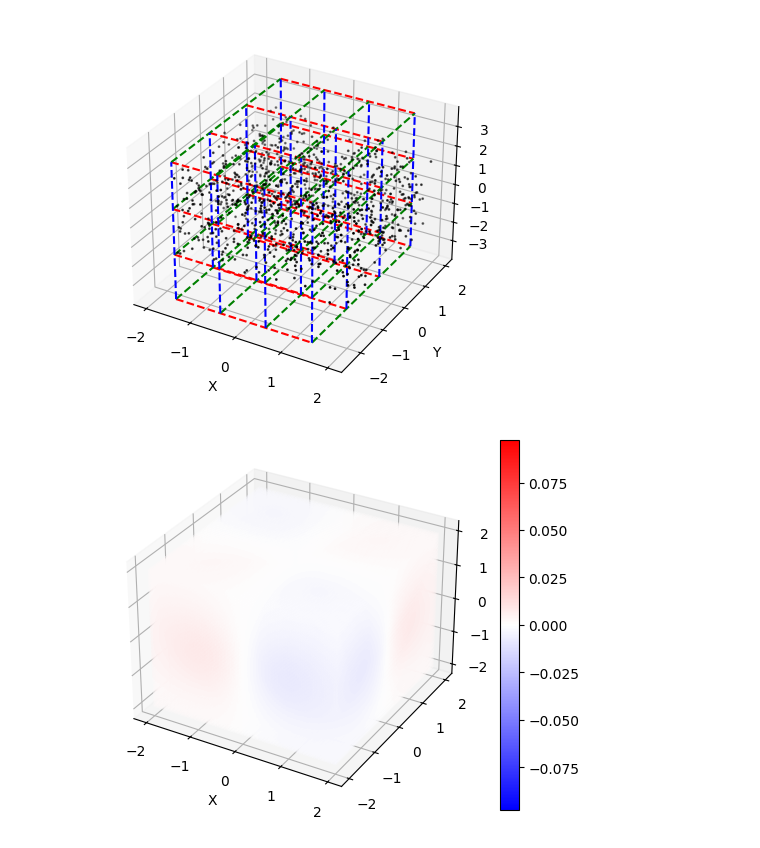
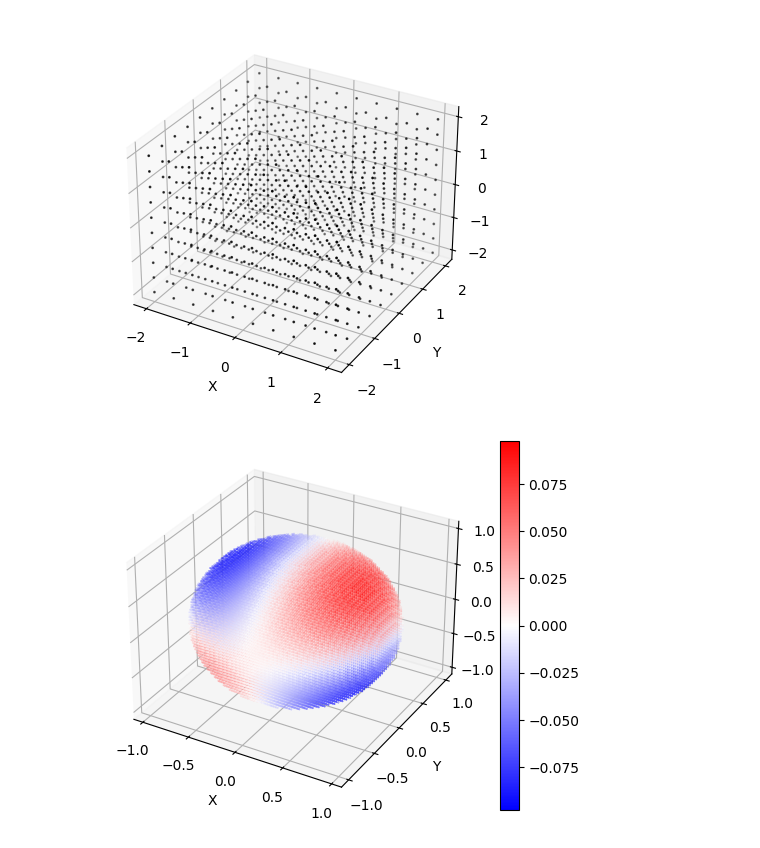
Before and after one commit to zhizhiL/merging_3D, a Jupyter notebook: integrate_path_3d.ipynb, the cells around one changed output. Drawn from its saved outputs; the diff is of its cells as text; code cells hidden in the pictures.

```diff
--- a/integrate_path_3d.ipynb
+++ b/integrate_path_3d.ipynb
@@ -7,13 +9,20 @@ N_realisation =0
 np.random.seed(N_realisation)
 N0_particle = 10 ** 3
 
-XP0 = np.random.uniform(-2, 2, N0_particle)
-YP0 = np.random.uniform(-2, 2, N0_particle)
-ZP0 = np.random.uniform(-2, 2, N0_particle)
+# XP0 = np.random.uniform(-2, 2, N0_particle)
+# YP0 = np.random.uniform(-2, 2, N0_particle)
+# ZP0 = np.random.uniform(-2, 2, N0_particle)
 
-St0 = 0.25
+xp0 = np.linspace(-2, 2, 10)
+yp0 = np.linspace(-2, 2, 10)
+zp0 = np.linspace(-2, 2, 10)
+
+XP0, YP0, ZP0 = np.meshgrid(xp0, yp0, zp0, indexing='ij')
+
+St0 = 1
 R0 = 1
-a, alpha, R, Fr, gravity = 1, 1, 1.99, 5, True
+a = R0
+# a, alpha, R, Fr, gravity = 1, 1, 2/3, 5, False
 
 xl, xr = -2, 2
 yl, yr = -3, 3
@@ -30,21 +39,21 @@ gridB_xc, gridB_yc, gridB_zc = np.meshgrid(np.linspace(xl, xr, Nx_col+1), np.lin
 fig = plt.figure()
 ax = fig.add_subplot(111, projection='3d')
 
-# Plot lines along x-axis
-for i in range(Ny_col):
-    for j in range(Nz_col):
-        ax.plot(gridA_xc[:, i, j], gridA_yc[:, i, j], gridA_zc[:, i, j], color='r',linestyle='--')
+# # Plot lines along x-axis
+# for i in range(Ny_col):
+#     for j in range(Nz_col):
+#         ax.plot(gridA_xc[:, i, j], gridA_yc[:, i, j], gridA_zc[:, i, j], color='r',linestyle='--')
 
-# Plot lines along y-axis
-for i in range(Nx_col):
-    for j in range(Nz_col):
-        ax.plot(gridA_xc[i, :, j], gridA_yc[i, :, j], gridA_zc[i, :, j], color='g',linestyle='--')
+# # Plot lines along y-axis
+# for i in range(Nx_col):
+#     for j in range(Nz_col):
+#         ax.plot(gridA_xc[i, :, j], gridA_yc[i, :, j], gridA_zc[i, :, j], color='g',linestyle='--')
 
 
-# Plot lines along z-axis
-for i in range(Nx_col):
-    for j in range(Ny_col):
-        ax.plot(gridA_xc[i, j, :], gridA_yc[i, j, :], gridA_zc[i, j, :], color='b',linestyle='--')
+# # Plot lines along z-axis
+# for i in range(Nx_col):
+#     for j in range(Ny_col):
+#         ax.plot(gridA_xc[i, j, :], gridA_yc[i, j, :], gridA_zc[i, j, :], color='b',linestyle='--')
 
 
 ax.set_xlabel('X')
@@ -56,7 +65,7 @@ ax.scatter(XP0, YP0, ZP0,s=1, c='k', marker='o')
 
 plt.show()
 # %% [output]
-[figure, old version]
+[figure, new version]
 # %%
 X, Y, Z = np.meshgrid(np.linspace(-2, 2, 101), np.linspace(-2, 2, 100), np.linspace(-2, 2, 101), indexing='ij')
 if Y.any() == 0:
@@ -90,10 +99,11 @@ Uz = Ur * Z / r_planar
 # %%
 fig = plt.figure()
 ax = fig.add_subplot(111, projection='3d')
-img = ax.scatter(X, Y, Z, c=Uy, s=0.1,  cmap='bwr')
+img = ax.scatter(X[dist<=R0], Y[dist<=R0], Z[dist<=R0], c=Uz[dist<=R0], s=0.1,  cmap='bwr')
 fig.colorbar(img)
 plt.xlabel('X')
+plt.ylabel('Y')
 plt.show()
 # %% [output]
-[figure, old version]
+[figure, new version]
 # %%
```
Also changed, not shown: parts of 6 cells of this notebook, 1 other file.
